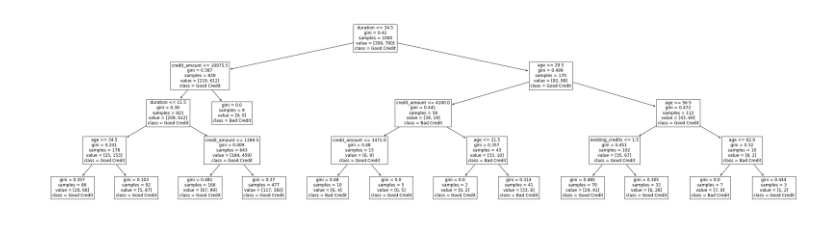
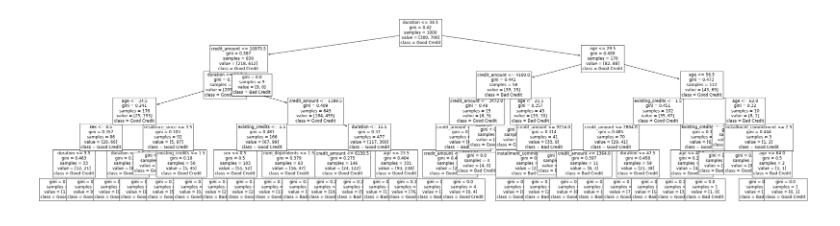
Before and after one commit to aiea-lab/fair-decision-trees, a Jupyter notebook: decision_tree_tests.ipynb, the cells around one changed output. Saved outputs shown, nothing was run; the diff lists cells and outputs as text; code cells hidden in the pictures.

```diff
--- a/decision_tree_tests.ipynb
+++ b/decision_tree_tests.ipynb
@@ -24,19 +27,19 @@ def reload_modules():
 # %%
 # Fetch dataset
-X, y, Xy, columns, class_names, disc_index = fetch.compas()
+X, y, Xy, columns, class_names, disc_index = fetch.german('sex')
 # adult, bank, compas (race/sex), german (foreign/sex)
 # %%
 # Create a discriminative (but accurate) tree via sklearn
-clf = tree.DecisionTreeClassifier(max_depth=4)
+clf = tree.DecisionTreeClassifier(max_depth=6)
 clf = clf.fit(X, y)
 plt.figure(figsize=(40,10))
 tree.plot_tree(clf, fontsize=12, feature_names=columns, class_names=class_names)
 plt.show()
 tree_dict = decision_tree.export_dict(clf)
 for data in Xy:
     tree_dict.add_data(data)
 # %% [output]
-[figure, old version]
+[figure, new version]
 # %%
 def retrain_tree(tree_dict, target=None, target_method=decision_tree.get_bad_nodes_child_method, train_method=train.gain_calc, disc_func=disc_func.discrimination):
     def retrain(dec_tree, bad_node, train_method, disc_func):
```
Also changed, not shown: parts of 4 cells of this notebook, 17 other files.
